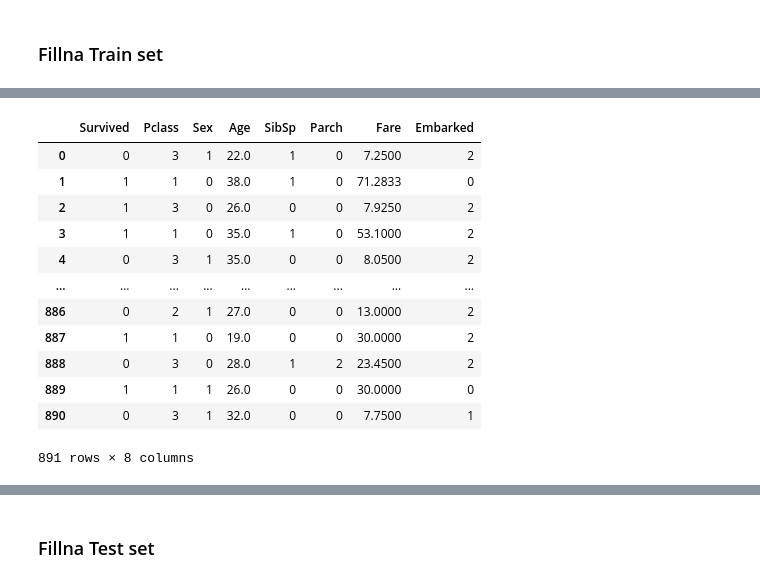
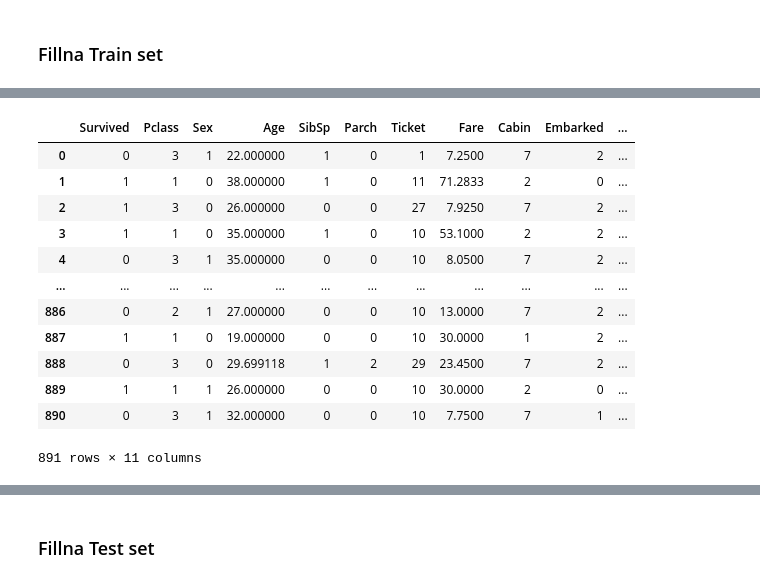
Before and after one commit to KunN-21/Titanic_Competition, a Jupyter notebook: Titannic_Competition.ipynb, the cells around one changed output, grey strips where cells are left out. Saved outputs shown, nothing was run; the diff lists cells and outputs as text; code cells hidden in the pictures.

```diff
--- a/Titannic_Competition.ipynb
+++ b/Titannic_Competition.ipynb
@@ -57,0 +40,3 @@ df_train
+# %%
+label_encoder = preprocessing.LabelEncoder()
+scaler = StandardScaler()
@@ -57,0 +45,15 @@ df_train
+# %%
+df_train = df_train.drop(columns= ["Name",  "PassengerId"])
+
+df_train["Cabin"] = df_train["Cabin"][:].str[0]
+df_train["Cabin"].fillna("O", inplace=True)
+df_train["Cabin"] = label_encoder.fit_transform(df_train["Cabin"])
+
+df_train = df_train.replace({"Ticket": {"LINE": "LINE 0" }})
+df_train["Ticket_num"] = df_train["Ticket"].str.split(" ").str[-1].astype(int)
+
+df_train["Ticket"] = df_train["Ticket"].str.split(" ").str[0].apply(lambda x: x if x.isnumeric() == False else "None")
+df_train["Ticket"] = df_train["Ticket"].str.replace("/", "",regex=True).str.replace(".", "",regex=True)
+df_train["Ticket"] = label_encoder.fit_transform(df_train["Ticket"])
+
+df_train
@@ -57,0 +76,15 @@ df_train
+# %%
+df_test = df_test.drop(columns= ["Name", "PassengerId"])
+df_test["Cabin"] = df_test["Cabin"][:].str[0]
+df_test["Cabin"].fillna("O", inplace=True)
+df_test["Cabin"] = label_encoder.fit_transform(df_test["Cabin"])
+
+
+df_test = df_test.replace({"Ticket": {"LINE": "LINE 0" }})
+df_test["Ticket_num"] = df_test["Ticket"].str.split(" ").str[-1].astype(int)
+
+df_test["Ticket"] = df_test["Ticket"].str.split(" ").str[0].apply(lambda x: x if x.isnumeric() == False else "None")
+df_test["Ticket"] = df_test["Ticket"].str.replace("/", "",regex=True).str.replace(".", "",regex=True)
+df_test["Ticket"] = label_encoder.fit_transform(df_test["Ticket"])
+
+df_test
@@ -71,26 +121,26 @@ Embarked      2
 dtype: int64
 # %%
-df_train = df_train.replace({"Sex": {"male":1, "female":0} })
-df_train["Age"].fillna(df_train["Age"].median(), inplace=True)
+df_train["Sex"] = label_encoder.fit_transform(df_train["Sex"])
 
-df_train["Embarked"].fillna(method= "ffill", inplace=True)
-df_train = df_train.replace({"Embarked": {"C":0, "Q":1, "S":2}})
+df_train["Age"].fillna(df_train["Age"].mean(), inplace=True)
 
+df_train["Embarked"] = label_encoder.fit_transform(df_train["Embarked"])
+df_train["Embarked"].fillna(df_train["Embarked"].mean(), inplace=True)
 df_train
 # %% [output]
-|  | Survived | Pclass | Sex | Age | SibSp | Parch | Fare | Embarked |
-| 0 | 0 | 3 | 1 | 22.0 | 1 | 0 | 7.2500 | 2 |
-| 1 | 1 | 1 | 0 | 38.0 | 1 | 0 | 71.2833 | 0 |
-| 2 | 1 | 3 | 0 | 26.0 | 0 | 0 | 7.9250 | 2 |
-| 3 | 1 | 1 | 0 | 35.0 | 1 | 0 | 53.1000 | 2 |
-| 4 | 0 | 3 | 1 | 35.0 | 0 | 0 | 8.0500 | 2 |
-| ... | ... | ... | ... | ... | ... | ... | ... | ... |
-| 886 | 0 | 2 | 1 | 27.0 | 0 | 0 | 13.0000 | 2 |
-| 887 | 1 | 1 | 0 | 19.0 | 0 | 0 | 30.0000 | 2 |
-| 888 | 0 | 3 | 0 | 28.0 | 1 | 2 | 23.4500 | 2 |
-| 889 | 1 | 1 | 1 | 26.0 | 0 | 0 | 30.0000 | 0 |
-| 890 | 0 | 3 | 1 | 32.0 | 0 | 0 | 7.7500 | 1 |
+|  | Survived | Pclass | Sex | Age | SibSp | Parch | Ticket | Fare | Cabin | Embarked | ... |
+| 0 | 0 | 3 | 1 | 22.000000 | 1 | 0 | 1 | 7.2500 | 7 | 2 | ... |
+| 1 | 1 | 1 | 0 | 38.000000 | 1 | 0 | 11 | 71.2833 | 2 | 0 | ... |
+| 2 | 1 | 3 | 0 | 26.000000 | 0 | 0 | 27 | 7.9250 | 7 | 2 | ... |
+| 3 | 1 | 1 | 0 | 35.000000 | 1 | 0 | 10 | 53.1000 | 2 | 2 | ... |
+| 4 | 0 | 3 | 1 | 35.000000 | 0 | 0 | 10 | 8.0500 | 7 | 2 | ... |
+| ... | ... | ... | ... | ... | ... | ... | ... | ... | ... | ... | ... |
+| 886 | 0 | 2 | 1 | 27.000000 | 0 | 0 | 10 | 13.0000 | 7 | 2 | ... |
+| 887 | 1 | 1 | 0 | 19.000000 | 0 | 0 | 10 | 30.0000 | 1 | 2 | ... |
+| 888 | 0 | 3 | 0 | 29.699118 | 1 | 2 | 29 | 23.4500 | 7 | 2 | ... |
+| 889 | 1 | 1 | 1 | 26.000000 | 0 | 0 | 10 | 30.0000 | 2 | 0 | ... |
+| 890 | 0 | 3 | 1 | 32.000000 | 0 | 0 | 10 | 7.7500 | 7 | 1 | ... |
-891 rows × 8 columns
+891 rows × 11 columns
 # %%
 df_train.isnull().sum()
 # %% [output]
```
Also changed, not shown: parts of 57 cells of this notebook.
